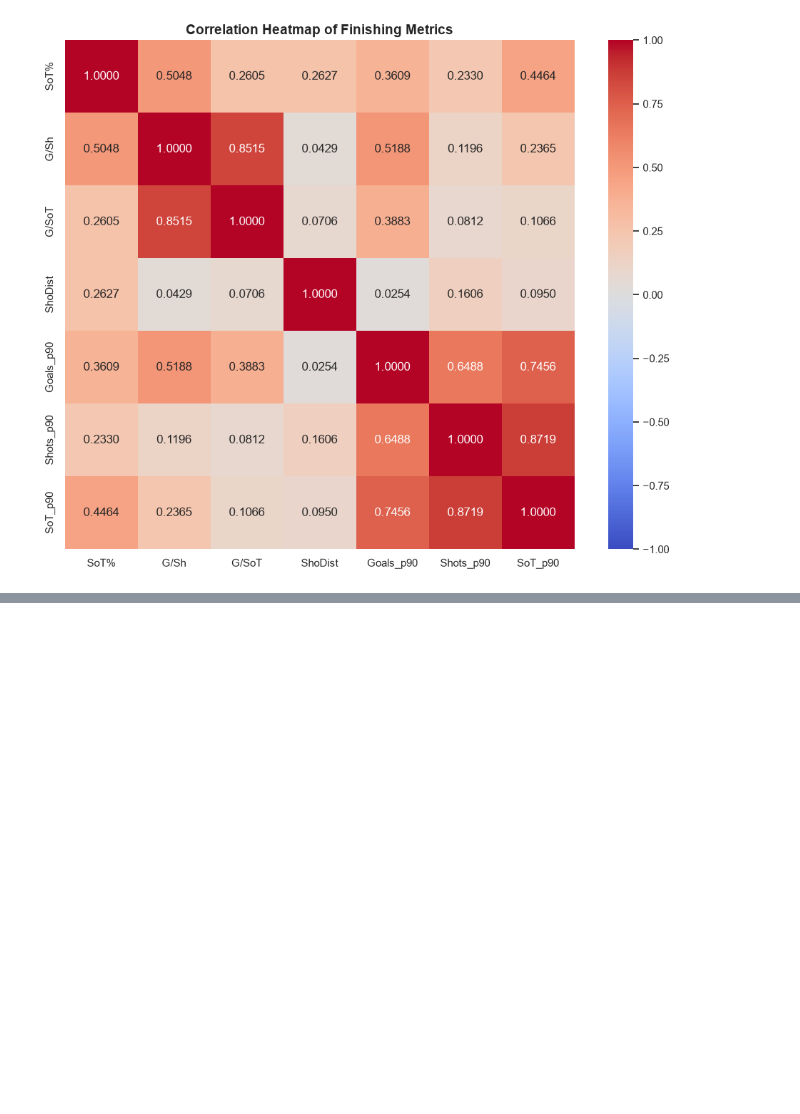
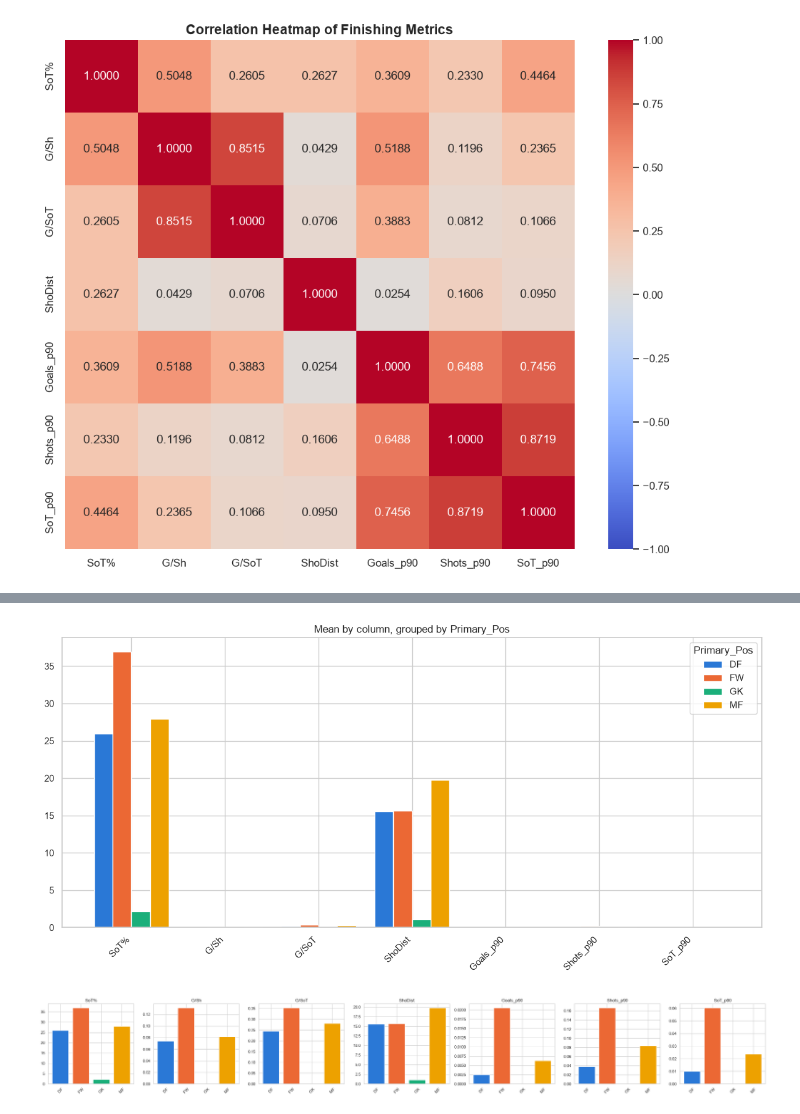
Before and after one commit to Scott-Trowers/player-architects, a Jupyter notebook: notebooks/season2122_eda.ipynb, the cells around one changed output, grey strips where cells are left out. Cells and saved outputs as stored; diff of their text form; code cells hidden in the pictures; blank space fills up the shorter version.

```diff
--- a/notebooks/season2122_eda.ipynb
+++ b/notebooks/season2122_eda.ipynb
@@ -1146,0 +1208,31 @@ player_data_p90[player_data_p90.Goals_p90 > 1]
+# %%
+x = np.arange(len(numeric_cols))
+n_groups = len(group_means.index)
+bar_width = 0.8 / n_groups
+
+fig, ax = plt.subplots(figsize=(12, 6))
+
+for i, pos in enumerate(group_means.index):
+    offset = (i - (n_groups - 1) / 2) * bar_width
+    ax.bar(x + offset, group_means.loc[pos], width=bar_width,
+           label=pos, color=POS_COLORS[pos])
+
+ax.set_xticks(x)
+ax.set_xticklabels(numeric_cols, rotation=45, ha='right')
+ax.set_title('Mean by column, grouped by Primary_Pos')
+ax.legend(title='Primary_Pos')
+plt.tight_layout()
+plt.show()
+
+fig, axes = plt.subplots(1, len(numeric_cols), figsize=(4 * len(numeric_cols), 4), sharex=False)
+
+for ax, col in zip(axes, numeric_cols):
+    ax.bar(group_means.index, group_means[col], color=[POS_COLORS[p] for p in group_means.index])
+    ax.set_title(col)
+    ax.tick_params(axis='x', rotation=45)
+
+plt.tight_layout()
+plt.show()
+# %% [output]
+[figure, added]
+[figure, added]
```
Also changed, not shown: parts of 12 cells of this notebook, 1 other file.
